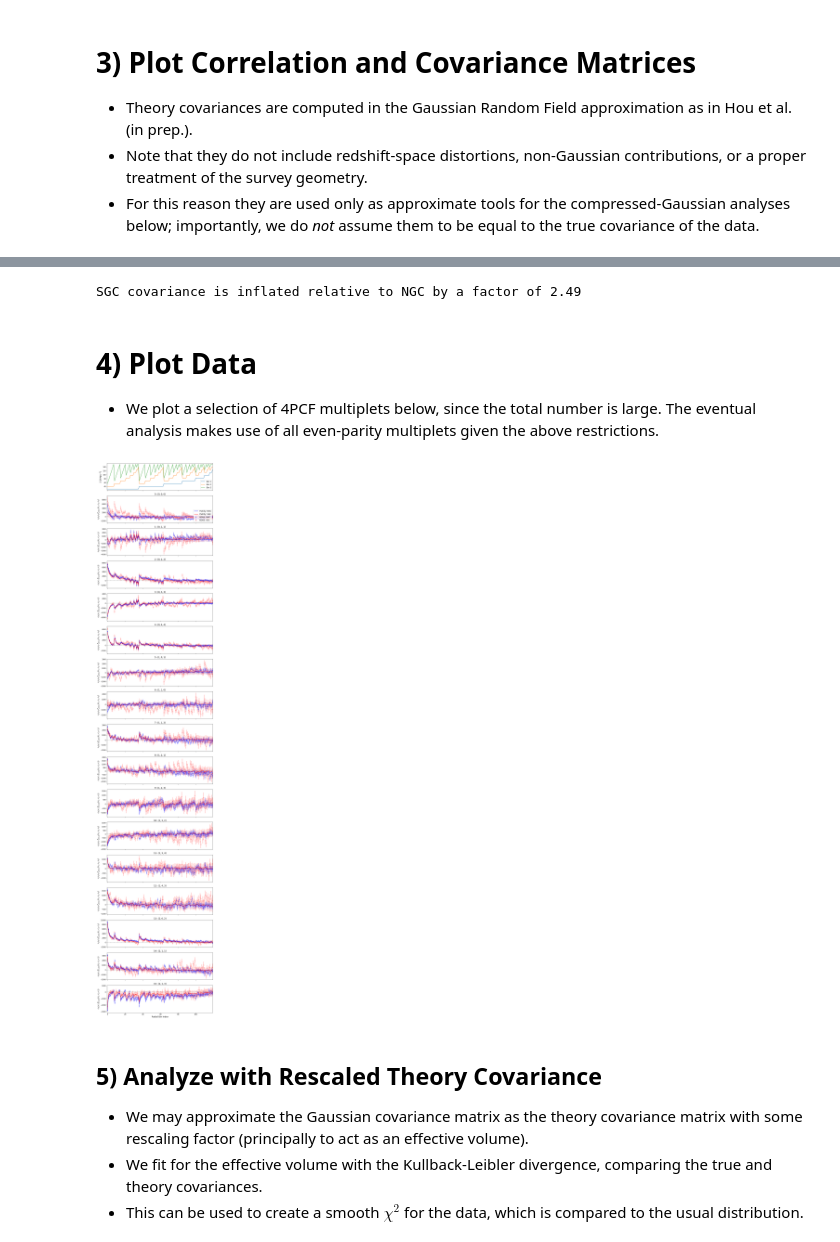
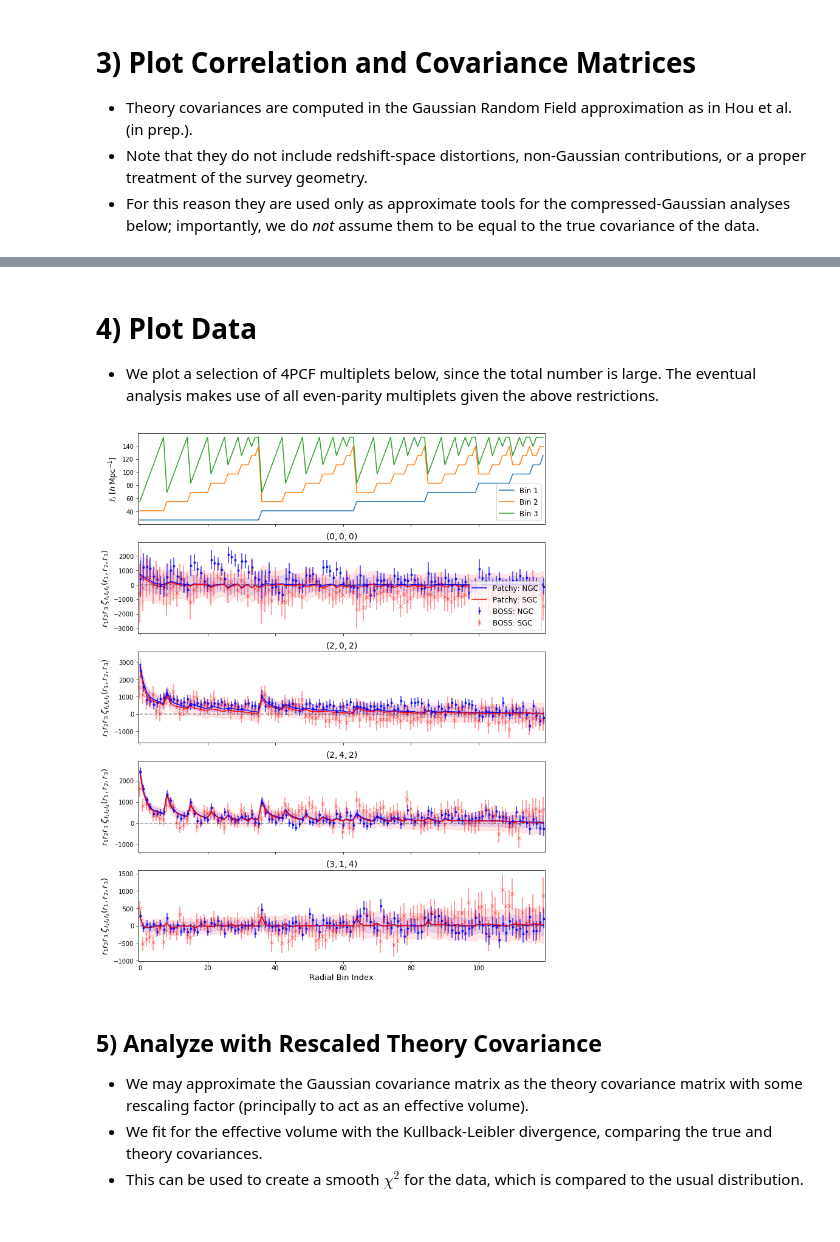
Before and after one commit to oliverphilcox/Parity-Even-4PCF, a Jupyter notebook: BOSS Even-Parity 4PCFs.ipynb, the cells around one changed output, grey strips where cells are left out. Drawn from its saved outputs; the diff is of its cells as text; code cells hidden in the pictures.

```diff
--- a/BOSS Even-Parity 4PCFs.ipynb
+++ b/BOSS Even-Parity 4PCFs.ipynb
@@ -34,3 +16,24 @@ fake_data = True
+# %%
+# Data directories (containing pre-computed BOSS and Patchy results)
+data_dir = '/home/ophilcox/Parity-Even-4PCF/data/'
+
+# Output plotting directory
+plot_dir = '/home/ophilcox/Parity-Even-4PCF/figs/'
+if not os.path.exists(plot_dir): os.makedirs(plot_dir)
+
+# Binning parameters
+R_min = 20
+R_max = 160
+n_r = 10
+
+# If True, replace the BOSS data with a single Patchy mock (for blinding reasons)
+fake_data = False
+
+# If true, remove any bins separated by <= 14 Mpc/h
+apply_cuts = False
+
+# If true, subtract the mean of the signal
+remove_mean = False
 # %% [markdown]
 # 1) Load 4PCFs
 - These are computed with the [*encore*](https://github.com/oliverphilcox/encore) code of [Philcox et al. 2021](https://arxiv.org/abs/2105.08722)
@@ -154,11 +143,13 @@ N_radial: 120
 LMAX=4
 ang_filt = np.asarray(np.logical_and(np.logical_and(ells[0]<=LMAX,ells[1]<=LMAX),ells[2]<=LMAX))
 
-# optionally remove any bins within 14 Mpc of each other
+# Optionally remove any bins within 14 Mpc of each other
 dr = (R_max-R_min)/n_r
 radial_filt = ((radii[1]-radii[0])>1.9*n_r)&((radii[2]-radii[1])>1.9*n_r)
-print("Removing radial binning constraint!")
-radial_filt = np.ones_like(radial_filt)
+if apply_cuts:
+    print("Applying radial binning cuts")
+else:
+    radial_filt = np.ones_like(radial_filt)
 
 # Apply filters
 filt_fourpcfN = np.asarray([ff[ang_filt][:,radial_filt] for ff in fourpcfN])
@@ -170,6 +161,16 @@ filt_flat_fourpcfS = np.asarray([ff.ravel() for ff in filt_fourpcfS])
 filt_flat_fourpcf_bossN = filt_fourpcf_bossN.ravel()
 filt_flat_fourpcf_bossS = filt_fourpcf_bossS.ravel()
 
+# Repeat for disconnected piece
+filt_fourpcfNdisc = np.asarray([ff[ang_filt][:,radial_filt] for ff in fourpcfNdisc])
+filt_fourpcfSdisc = np.asarray([ff[ang_filt][:,radial_filt] for ff in fourpcfSdisc])
+filt_fourpcf_bossNdisc = fourpcf_bossNdisc[ang_filt][:,radial_filt]
+filt_fourpcf_bossSdisc = fourpcf_bossSdisc[ang_filt][:,radial_filt]
+filt_flat_fourpcfNdisc = np.asarray([ff.ravel() for ff in filt_fourpcfNdisc])
+filt_flat_fourpcfSdisc = np.asarray([ff.ravel() for ff in filt_fourpcfSdisc])
+filt_flat_fourpcf_bossNdisc = filt_fourpcf_bossNdisc.ravel()
+filt_flat_fourpcf_bossSdisc = filt_fourpcf_bossSdisc.ravel()
+
 # Redefine array dimensions
 n_radial = np.sum(radial_filt)
 n_mult = np.sum(ang_filt)
@@ -317,7 +293,3 @@ Text(0.5, 0, 'Bin Index')
-# %%
-print("SGC covariance is inflated relative to NGC by a factor of %.2f"%(np.mean(theory_covS/theory_covN)))
-# %% [output]
-SGC covariance is inflated relative to NGC by a factor of 2.49
 # %% [markdown]
 # 4) Plot Data
 - We plot a selection of 4PCF multiplets below, since the total number is large. The eventual analysis makes use of all even-parity multiplets given the above restrictions.
@@ -325,7 +297,7 @@ SGC covariance is inflated relative to NGC by a factor of 2.49
 xmax = n_radial-1
 r123 = (radii[0]*radii[1]*radii[2])[radial_filt]
 
-which_indices = [0,1,2,3,4,5,6,7,8,9,10,11,12,13,14,15]
+which_indices = [0,13,21,25]#1,2,3,4,5,6,7,8,9,10,11,12,13,14,15,16,17,18,19,20,21,22,23,24,25]
 n_plots = len(which_indices)
 
 fig,ax = plt.subplots(n_plots+1,figsize=(12,4*n_plots),sharex=True)
@@ -339,35 +311,35 @@ ax[0].legend(loc='lower right',fontsize=12)
 fourpcfN_mean = np.mean(filt_fourpcfN,axis=0)
 fourpcfN_std = np.std(filt_fourpcfN,axis=0)#/np.sqrt(n_mocks)
 fourpcfS_mean = np.mean(filt_fourpcfS,axis=0)
 fourpcfS_std = np.std(filt_fourpcfS,axis=0)#/np.sqrt(n_mocks)
 
 for ii,i in enumerate(which_indices):
 
     # Plot Patchy data
     ax[ii+1].fill_between(np.arange(n_radial),r123*(fourpcfN_mean[i]-fourpcfN_std[i]),
                      r123*(fourpcfN_mean[i]+fourpcfN_std[i]),color='b',alpha=0.1)
     ax[ii+1].plot(np.arange(n_radial),r123*fourpcfN_mean[i],label=r'Patchy: NGC',c='b')
 
     ax[ii+1].fill_between(np.arange(n_radial),r123*(fourpcfS_mean[i]-fourpcfS_std[i]),
                      r123*(fourpcfS_mean[i]+fourpcfS_std[i]),color='r',alpha=0.1)
     ax[ii+1].plot(np.arange(n_radial),r123*fourpcfS_mean[i],label=r'Patchy: SGC',c='r')
 
     # Plot BOSS data
     ax[ii+1].errorbar(np.arange(n_radial)+0.1,r123*filt_fourpcf_bossN[i],yerr=r123*fourpcfN_std[i],
                      ls='',c='b',marker='.',label=r'BOSS: NGC',alpha=0.8)
     ax[ii+1].errorbar(np.arange(n_radial)-0.1,r123*filt_fourpcf_bossS[i],yerr=r123*fourpcfS_std[i],
                      ls='',c='r',marker='x',label=r'BOSS: SGC',alpha=0.5)
 
     ax[ii+1].hlines(0,0,n_radial,linestyles='--',color='k',alpha=0.4)
 
     if ii==0: ax[ii+1].legend(loc='lower right',fontsize=12)
     ax[ii+1].set_ylabel(r'$r_1r_2r_3\;\zeta_{\ell_1\ell_2\ell_3}(r_1,r_2,r_3)$',fontsize=13)
-    ax[ii+1].set_title(r'$%d: (%d,%d,%d)$'%(i,ells[0][ang_filt][i],ells[1][ang_filt][i],ells[2][ang_filt][i]),fontsize=14);
+    ax[ii+1].set_title(r'$(%d,%d,%d)$'%(ells[0][ang_filt][i],ells[1][ang_filt][i],ells[2][ang_filt][i]),fontsize=14);
 
 ax[n_plots].set_xlabel(r'Radial Bin Index',fontsize=13)
 fig.savefig(plot_dir+'4pcf_main_plot.pdf',bbox_inches='tight')
 # %% [output]
-[figure, old version]
+[figure, new version]
 # %% [markdown]
 ## 5) Analyze with Rescaled Theory Covariance
 - We may approximate the Gaussian covariance matrix as the theory covariance matrix with some rescaling factor (principally to act as an effective volume).
```
Also changed, not shown: parts of 42 cells of this notebook, 23 other files.
